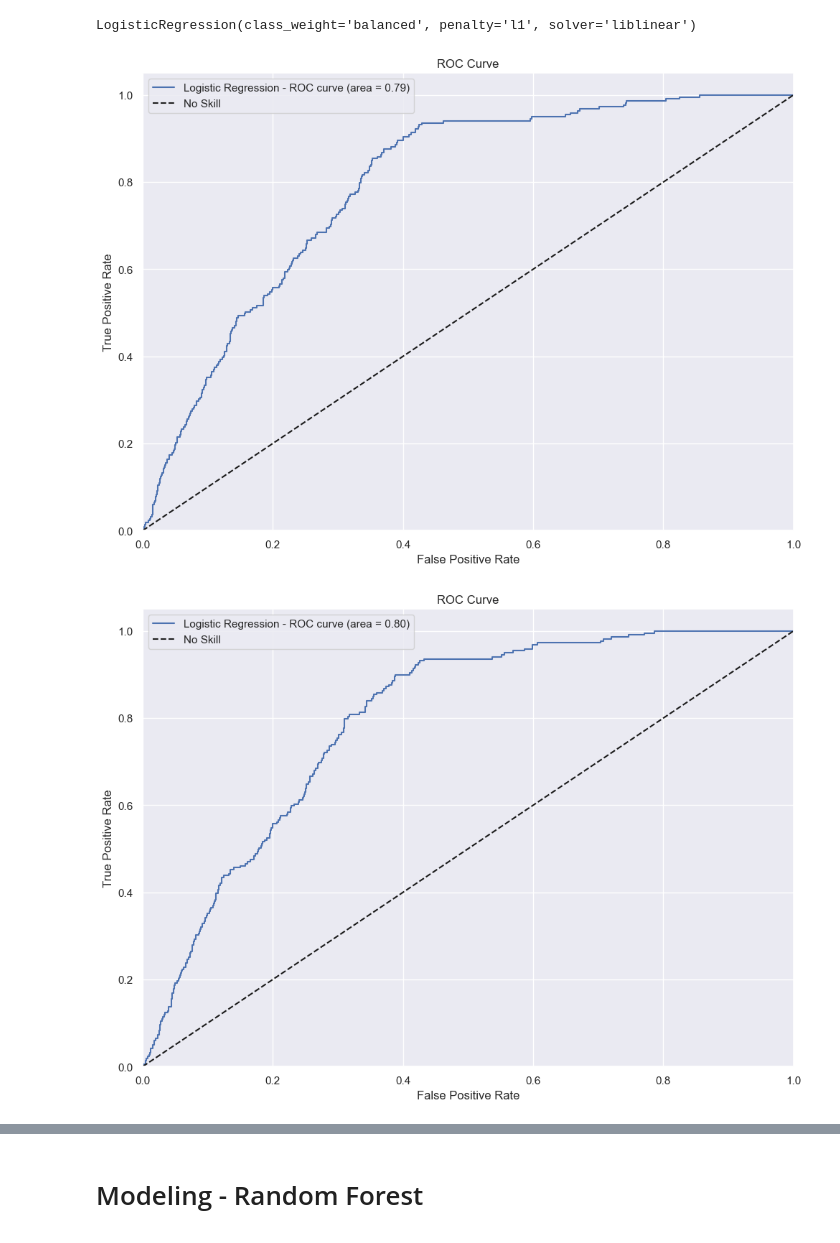
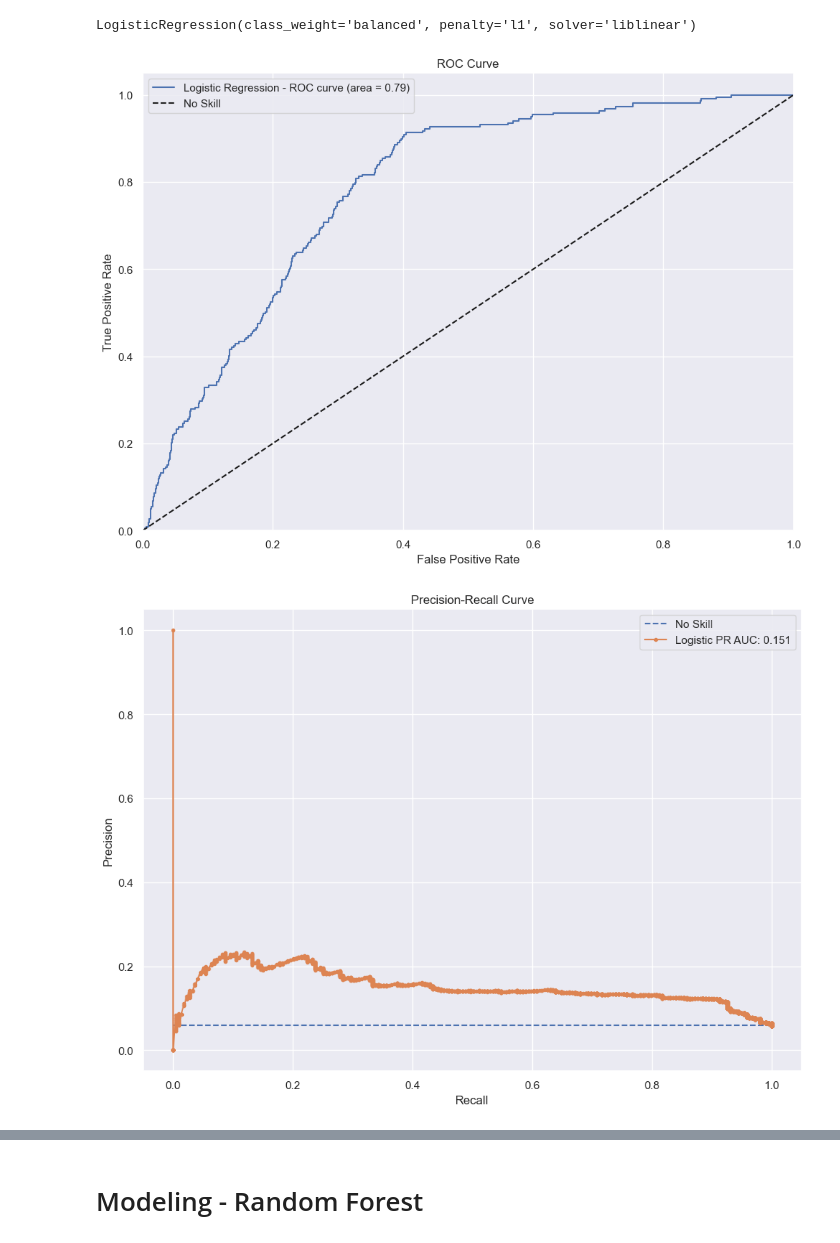
Before and after one commit to smirs/car-insurance-fraud-detection, a Jupyter notebook: fraud_detection.ipynb, the cells around one changed output, grey strips where cells are left out. Cells and saved outputs as stored; diff of their text form; code cells hidden in the pictures.

```diff
--- a/fraud_detection.ipynb
+++ b/fraud_detection.ipynb
@@ -398,7 +341,8 @@ ordinal = [
 numerical = ["WeekOfMonth",
 "WeekOfMonthClaimed",
 "DriverRating",
-"Age"]
+"Age",
+"PolicyNumber"]
 
 my_data = fraud_data_cleaned.loc[:,nominal+ordinal+numerical+["FraudFound_P"]]
 # %%
@@ -453,21 +397,38 @@ y_pred_proba = model_lg.predict_proba(X_test)[:, 1]
 # %%
 max_iter_list = [1, 100, 10000]
 for i in max_iter_list:
     model_lg = LogisticRegression(max_iter=i, penalty='l1', solver='liblinear', class_weight='balanced')
     model_lg.fit(X_train, y_train)
     y_pred_proba = model_lg.predict_proba(X_test)[:, 1]
     fpr, tpr, thresholds = roc_curve(y_test, y_pred_proba)
     roc_auc = auc(fpr, tpr)
     plt.figure()
     plt.plot(fpr, tpr, label='Logistic Regression - ROC curve (area = %0.2f)' % roc_auc)
     plt.plot([0, 1], [0, 1], 'k--', label='No Skill')
     plt.xlim([0.0, 1.0])
     plt.ylim([0.0, 1.05])
     plt.xlabel('False Positive Rate')
     plt.ylabel('True Positive Rate')
     plt.title('ROC Curve')
     plt.legend()
     plt.show()
+    # calculate the no skill line as the proportion of the positive class
+    no_skill = len(y_lg[y_lg==1]) / len(y_lg)
+    # plot the no skill precision-recall curve
+    plt.plot([0, 1], [no_skill, no_skill], linestyle='--', label='No Skill')
+    # calculate model precision-recall curve
+    precision, recall, _ = precision_recall_curve(y_test, y_pred_proba)
+    # plot the model precision-recall curve
+    auc_score = auc(recall, precision)
+    plt.plot(recall, precision, marker='.', label='Logistic PR AUC: %.3f' % auc_score)
+    # axis labels
+    plt.xlabel('Recall')
+    plt.ylabel('Precision')
+    # show the legend
+    plt.legend()
+    plt.title('Precision-Recall Curve')
+    # show the plot
+    plt.show()
 # %% [output]
-[figure, old version]
+[figure, new version]
-[figure, old version]
+[figure, new version]
```
Also changed, not shown: parts of 35 cells of this notebook, 12 other files.
